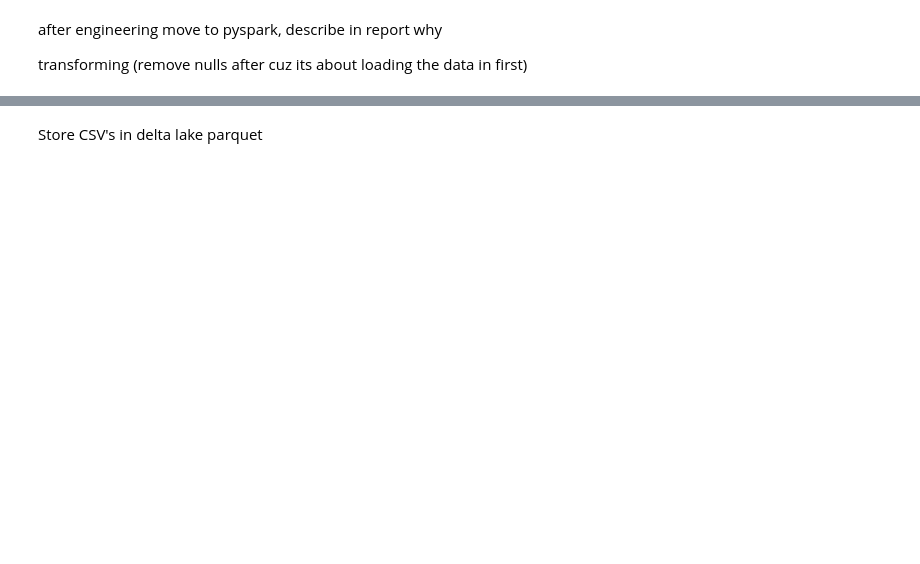
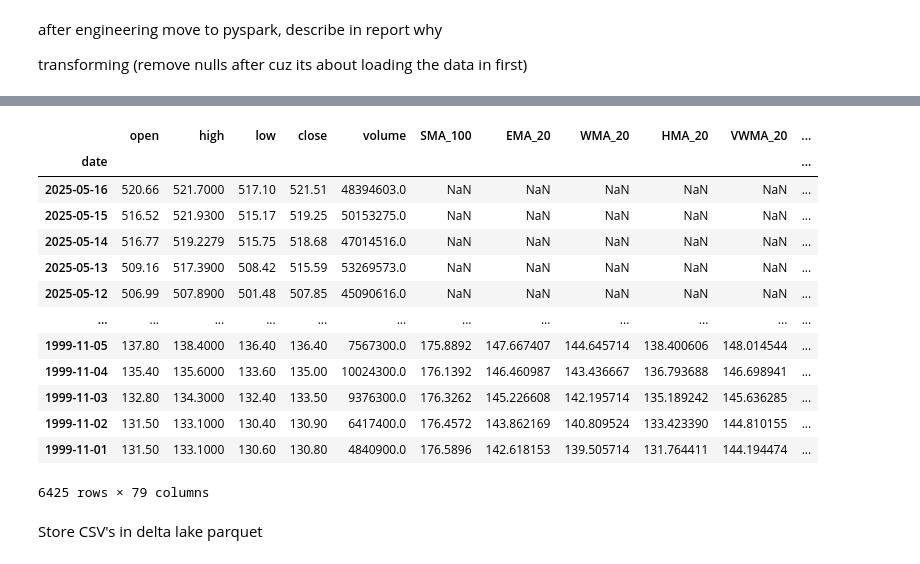
Before and after one commit to chielgroen1998/BDA, a Jupyter notebook: spark_stockstream.ipynb, the cells around one changed output, grey strips where cells are left out. Cells and saved outputs as stored; diff of their text form; code cells hidden in the pictures; blank space fills up the shorter version.

```diff
--- a/spark_stockstream.ipynb
+++ b/spark_stockstream.ipynb
@@ -339,3 +330,21 @@ final_df
+# %%
+pd.set_option('display.max_columns', None)
+final_df
+# %% [output]
+|  | open | high | low | close | volume | SMA_100 | EMA_20 | WMA_20 | HMA_20 | VWMA_20 | ... |
+| date |  |  |  |  |  |  |  |  |  |  | ... |
+| 2025-05-16 | 520.66 | 521.7000 | 517.10 | 521.51 | 48394603.0 | NaN | NaN | NaN | NaN | NaN | ... |
+| 2025-05-15 | 516.52 | 521.9300 | 515.17 | 519.25 | 50153275.0 | NaN | NaN | NaN | NaN | NaN | ... |
+| 2025-05-14 | 516.77 | 519.2279 | 515.75 | 518.68 | 47014516.0 | NaN | NaN | NaN | NaN | NaN | ... |
+| 2025-05-13 | 509.16 | 517.3900 | 508.42 | 515.59 | 53269573.0 | NaN | NaN | NaN | NaN | NaN | ... |
+| 2025-05-12 | 506.99 | 507.8900 | 501.48 | 507.85 | 45090616.0 | NaN | NaN | NaN | NaN | NaN | ... |
+| ... | ... | ... | ... | ... | ... | ... | ... | ... | ... | ... | ... |
+| 1999-11-05 | 137.80 | 138.4000 | 136.40 | 136.40 | 7567300.0 | 175.8892 | 147.667407 | 144.645714 | 138.400606 | 148.014544 | ... |
+| 1999-11-04 | 135.40 | 135.6000 | 133.60 | 135.00 | 10024300.0 | 176.1392 | 146.460987 | 143.436667 | 136.793688 | 146.698941 | ... |
+| 1999-11-03 | 132.80 | 134.3000 | 132.40 | 133.50 | 9376300.0 | 176.3262 | 145.226608 | 142.195714 | 135.189242 | 145.636285 | ... |
+| 1999-11-02 | 131.50 | 133.1000 | 130.40 | 130.90 | 6417400.0 | 176.4572 | 143.862169 | 140.809524 | 133.423390 | 144.810155 | ... |
+| 1999-11-01 | 131.50 | 133.1000 | 130.60 | 130.80 | 4840900.0 | 176.5896 | 142.618153 | 139.505714 | 131.764411 | 144.194474 | ... |
+6425 rows × 79 columns
 # %% [markdown]
 Store CSV's in delta lake parquet
 # %%
```
Also changed, not shown: parts of 22 cells of this notebook, 4 other files.
